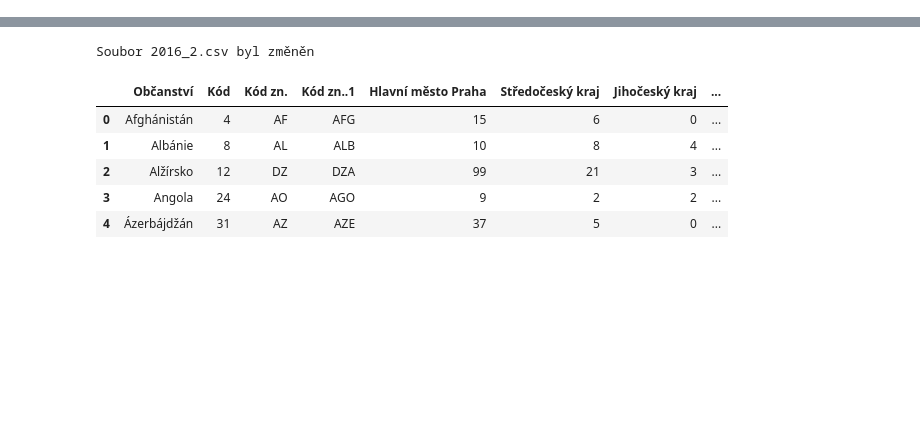
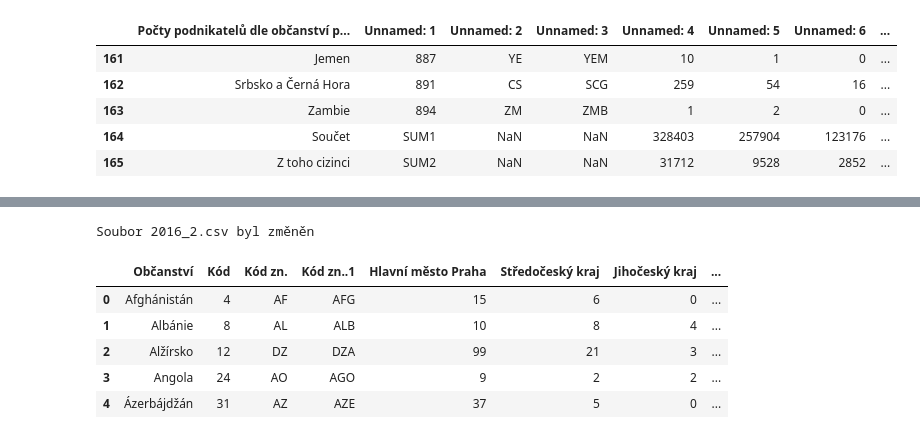
Before and after one commit to trodlermichal/muni_podnikatele_v_cr_podle_narodnosti, a Jupyter notebook: Preprocessing.ipynb, the cells around one changed output, grey strips where cells are left out. Cells and saved outputs as stored; diff of their text form; code cells hidden in the pictures; blank space fills up the shorter version.

```diff
--- a/Preprocessing.ipynb
+++ b/Preprocessing.ipynb
@@ -15,0 +7,12 @@ download_path = "./"
+# %%
+download_path = "./Download"
+file_path = (f"{download_path}/2017_1.xlsx")
+df = pd.read_excel(file_path, engine='openpyxl')
+df.tail()
+# %% [output]
+|  | Počty podnikatelů dle občanství p... | Unnamed: 1 | Unnamed: 2 | Unnamed: 3 | Unnamed: 4 | Unnamed: 5 | Unnamed: 6 | ... |
+| 161 | Jemen | 887 | YE | YEM | 10 | 1 | 0 | ... |
+| 162 | Srbsko a Černá Hora | 891 | CS | SCG | 259 | 54 | 16 | ... |
+| 163 | Zambie | 894 | ZM | ZMB | 1 | 2 | 0 | ... |
+| 164 | Součet | SUM1 | NaN | NaN | 328403 | 257904 | 123176 | ... |
+| 165 | Z toho cizinci | SUM2 | NaN | NaN | 31712 | 9528 | 2852 | ... |
```
Also changed, not shown: parts of 4 cells of this notebook, 16 other files.
